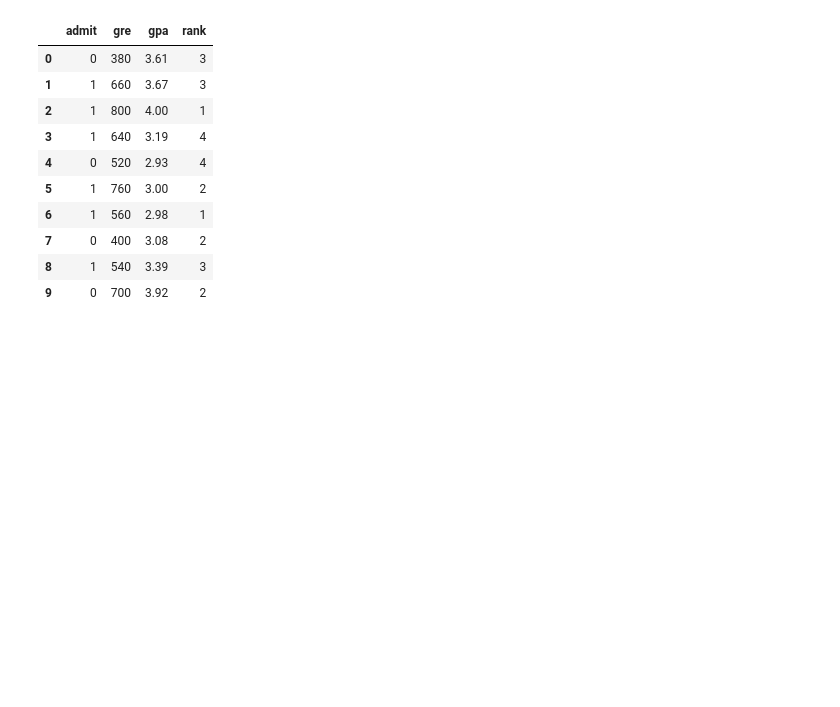
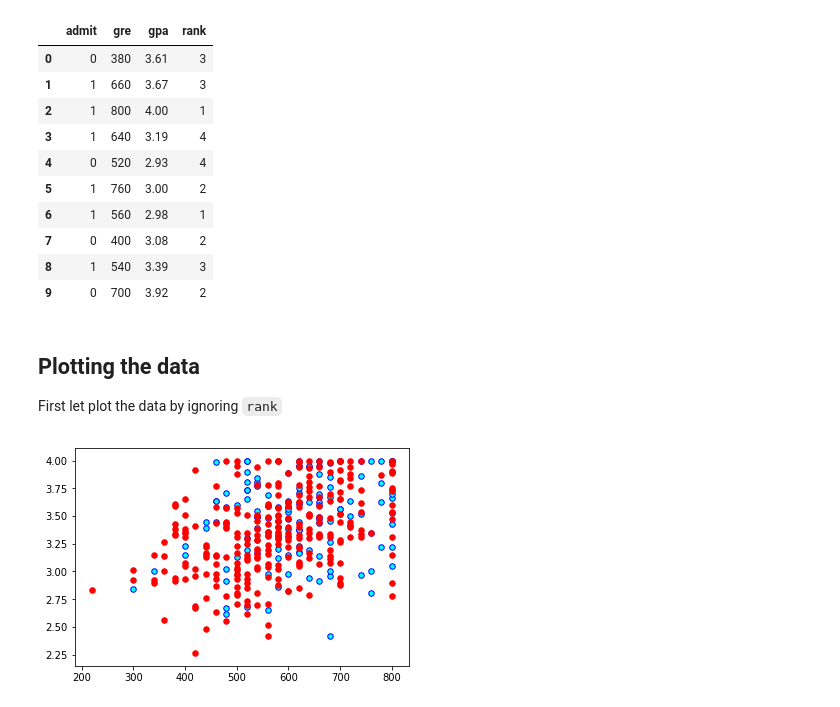
Before and after one commit to syahrulhamdani/Student_Admission, a Jupyter notebook: StudentAdmission.ipynb, the cells around one changed output. Cells and saved outputs as stored; diff of their text form; code cells hidden in the pictures; blank space fills up the shorter version.

```diff
--- a/StudentAdmission.ipynb
+++ b/StudentAdmission.ipynb
@@ -47,3 +48,21 @@ data.head(10)
 | 7 | 0 | 400 | 3.08 | 2 |
 | 8 | 1 | 540 | 3.39 | 3 |
 | 9 | 0 | 700 | 3.92 | 2 |
+# %% [markdown]
+## Plotting the data
+
+First let plot the data by ignoring `rank`
+# %%
+# function to plot
+def plot_points(data):
+    X = data[['gre', 'gpa']].values
+    y = data['admit'].values
+    admitted = X[np.argwhere(y==1)]
+    rejected = X[np.argwhere(y==0)]
+    plt.scatter([s[0,0] for s in admitted], [s[0,1] for s in admitted], c='cyan', s=30, edgecolors='b')
+    plt.scatter([s[0,0] for s in rejected], [s[0,1] for s in rejected], c='red', s=30, edgecolors='r')
+# %%
+plot_points(data)
+plt.show()
+# %% [output]
+[figure, added]
```
Also changed, not shown: parts of 23 cells of this notebook.
